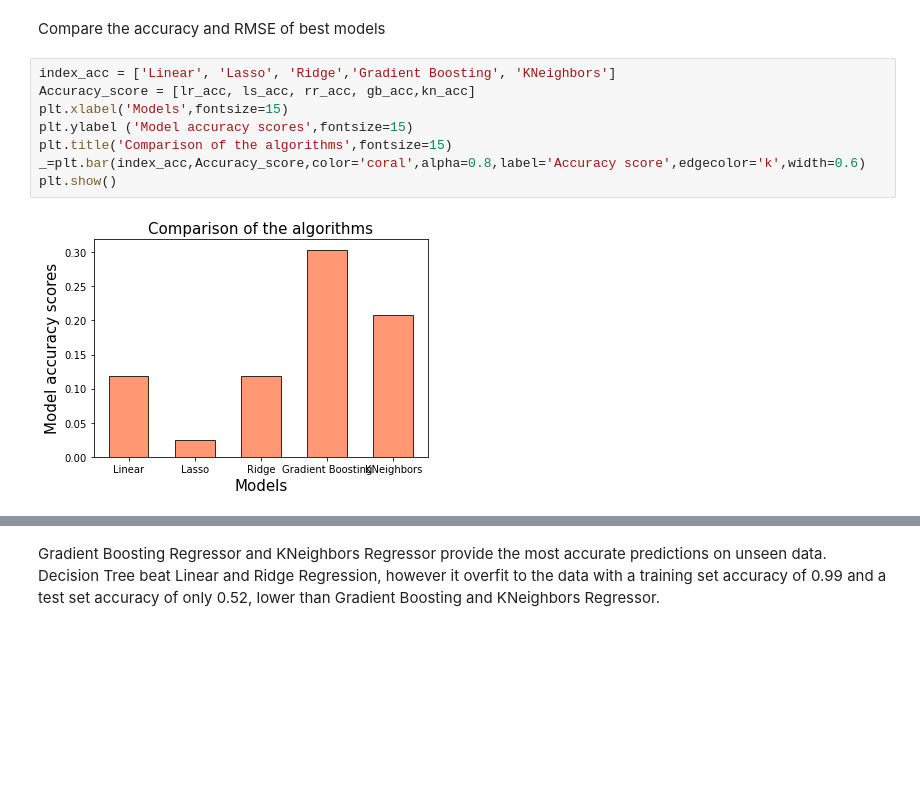
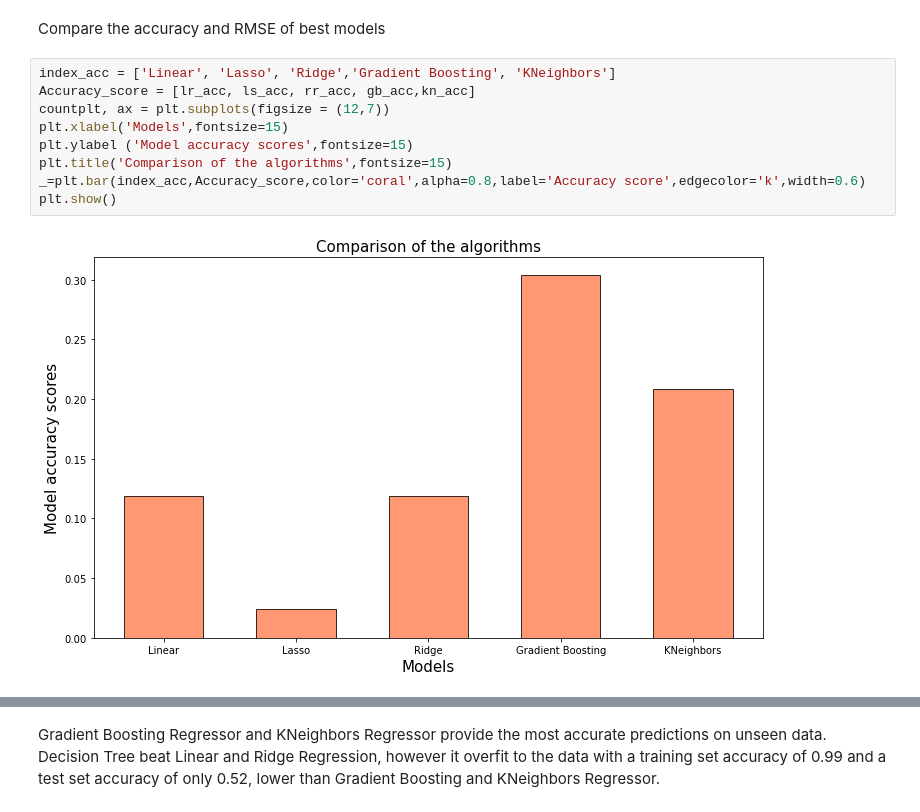
Before and after one commit to jujucodes/Letterboxd, a Jupyter notebook: Letterboxd_modelling.ipynb, the cells around one changed output, grey strips where cells are left out. Cells and saved outputs as stored; diff of their text form; blank space fills up the shorter version.

```diff
--- a/Letterboxd_modelling.ipynb
+++ b/Letterboxd_modelling.ipynb
@@ -727,13 +727,14 @@ Compare the accuracy and RMSE of best models
 # %%
 index_acc = ['Linear', 'Lasso', 'Ridge','Gradient Boosting', 'KNeighbors']
 Accuracy_score = [lr_acc, ls_acc, rr_acc, gb_acc,kn_acc]
+countplt, ax = plt.subplots(figsize = (12,7))
 plt.xlabel('Models',fontsize=15)
 plt.ylabel ('Model accuracy scores',fontsize=15)
 plt.title('Comparison of the algorithms',fontsize=15)
 _=plt.bar(index_acc,Accuracy_score,color='coral',alpha=0.8,label='Accuracy score',edgecolor='k',width=0.6)
 plt.show()
 # %% [output]
-[figure, old version]
+[figure, new version]
 # %%
 index_acc = ['Linear', 'Lasso','Ridge','Gradient Boosting', 'KNeighbors']
 rmse_score = [lr_rmse, ls_rmse, rr_rmse, gb_rmse,kn_rmse]
```
Also changed, not shown: parts of 1 cell of this notebook, 2 other files.
